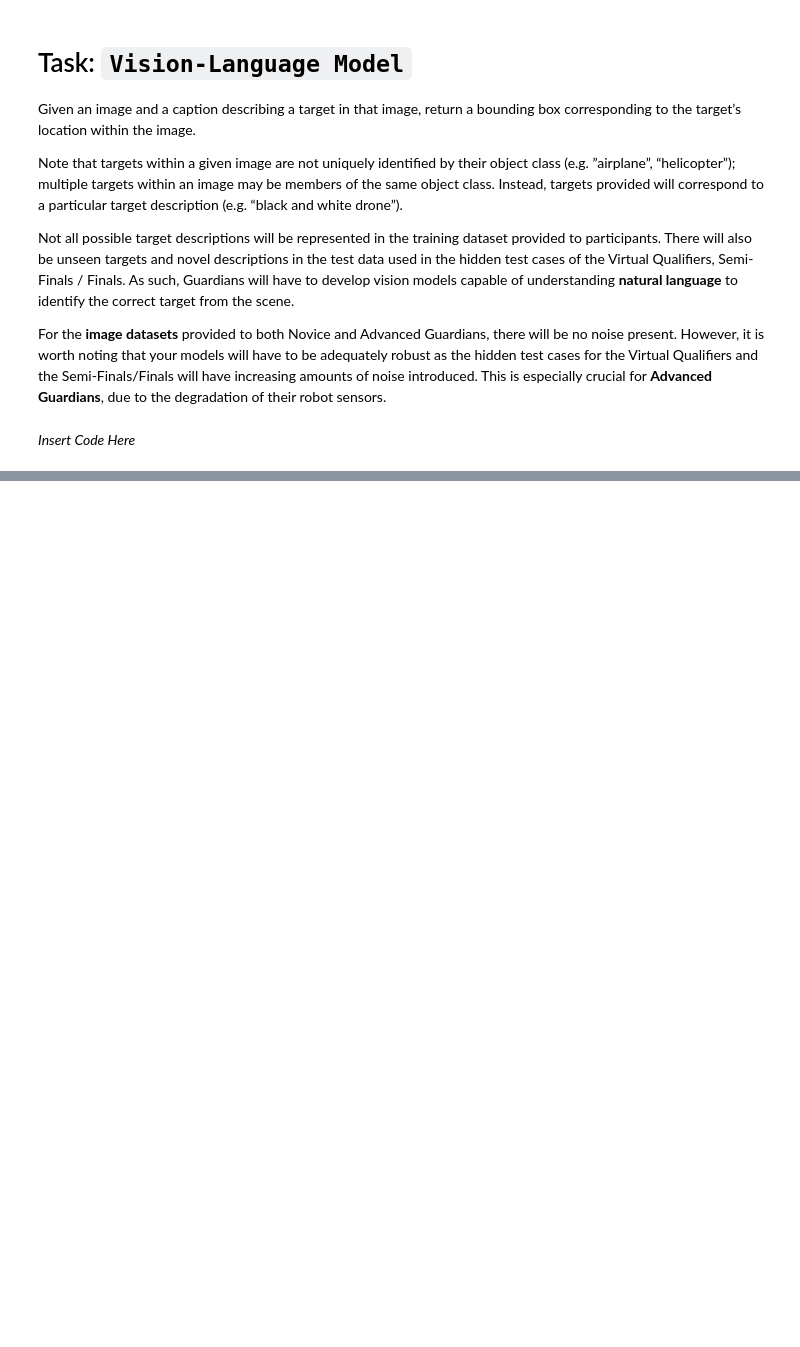
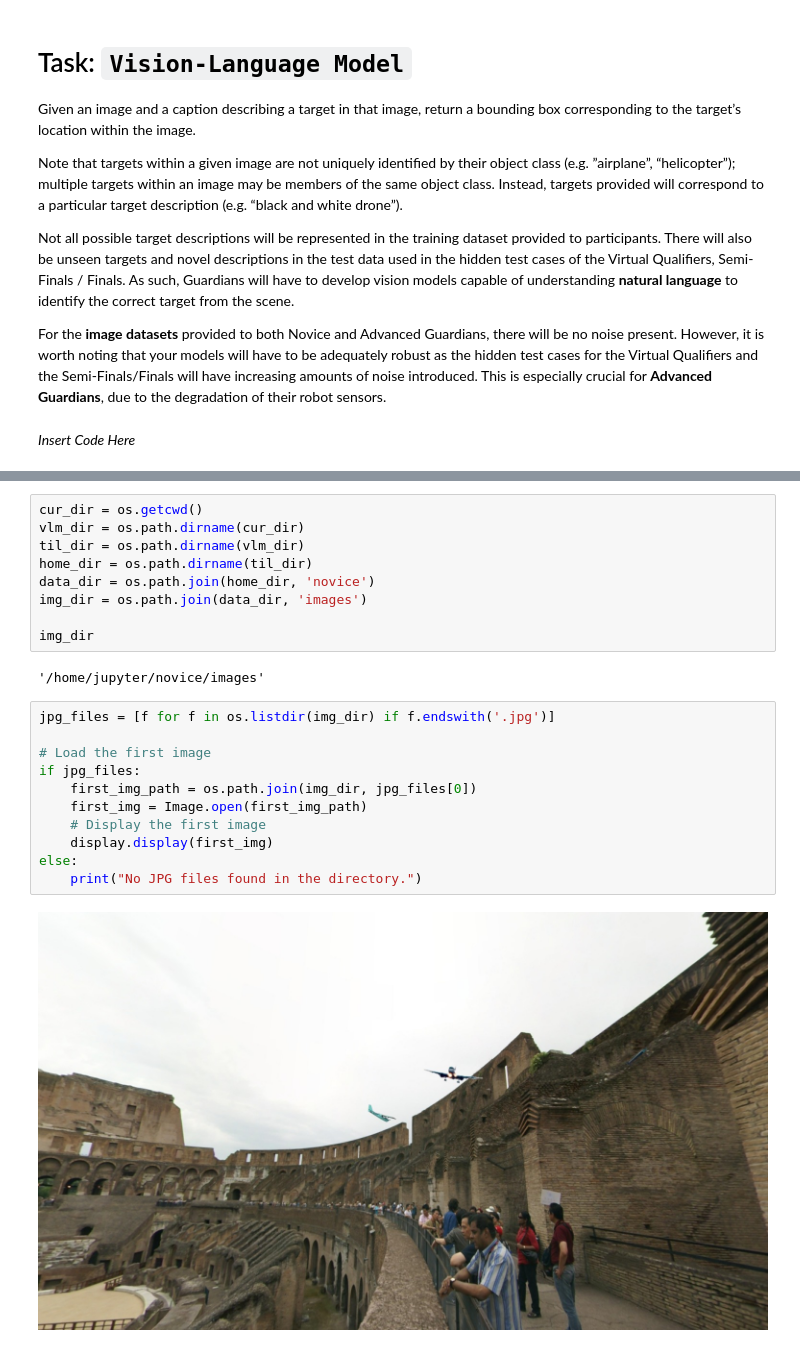
Before and after one commit to rachtrx/til-24-base, a Jupyter notebook: vlm/src/main.ipynb, the cells around one changed output, grey strips where cells are left out. Saved outputs shown, nothing was run; the diff lists cells and outputs as text; blank space fills up the shorter version.

```diff
--- a/vlm/src/main.ipynb
+++ b/vlm/src/main.ipynb
@@ -24 +33,25 @@ import torch
 device = torch.device("cuda:0" if torch.cuda.is_available() else "cpu")
+# %%
+cur_dir = os.getcwd()
+vlm_dir = os.path.dirname(cur_dir)
+til_dir = os.path.dirname(vlm_dir)
+home_dir = os.path.dirname(til_dir)
+data_dir = os.path.join(home_dir, 'novice')
+img_dir = os.path.join(data_dir, 'images')
+
+img_dir
+# %% [output]
+'/home/jupyter/novice/images'
+# %%
+jpg_files = [f for f in os.listdir(img_dir) if f.endswith('.jpg')]
+
+# Load the first image
+if jpg_files:
+    first_img_path = os.path.join(img_dir, jpg_files[0])
+    first_img = Image.open(first_img_path)
+    # Display the first image
+    display.display(first_img)
+else:
+    print("No JPG files found in the directory.")
+# %% [output]
+[figure, added]
```
Also changed, not shown: parts of 3 cells of this notebook, 4 other files.
